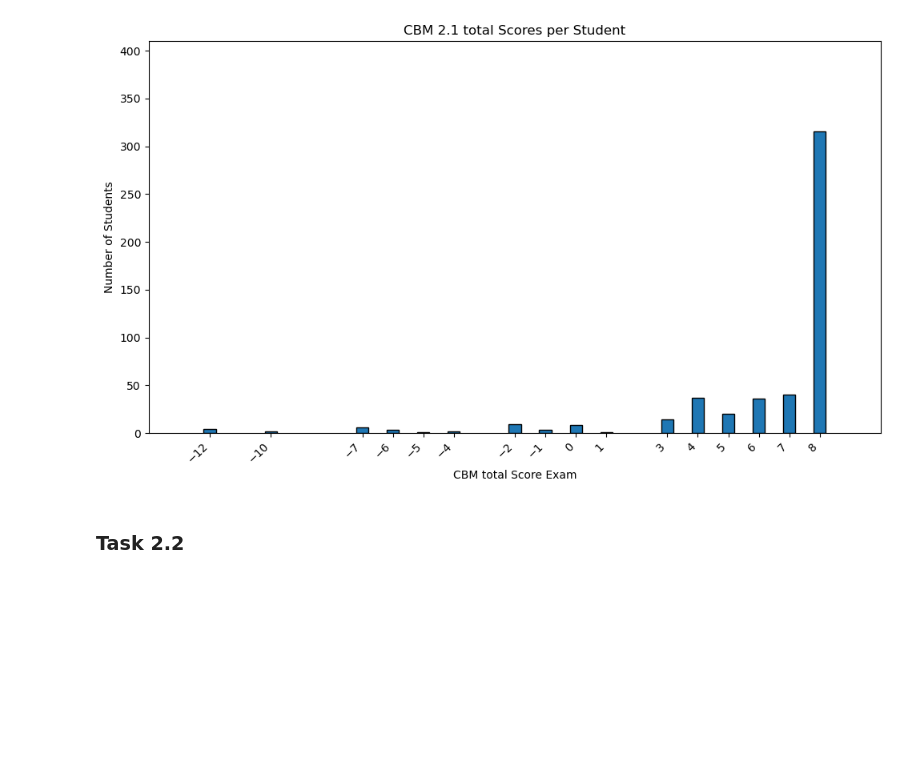
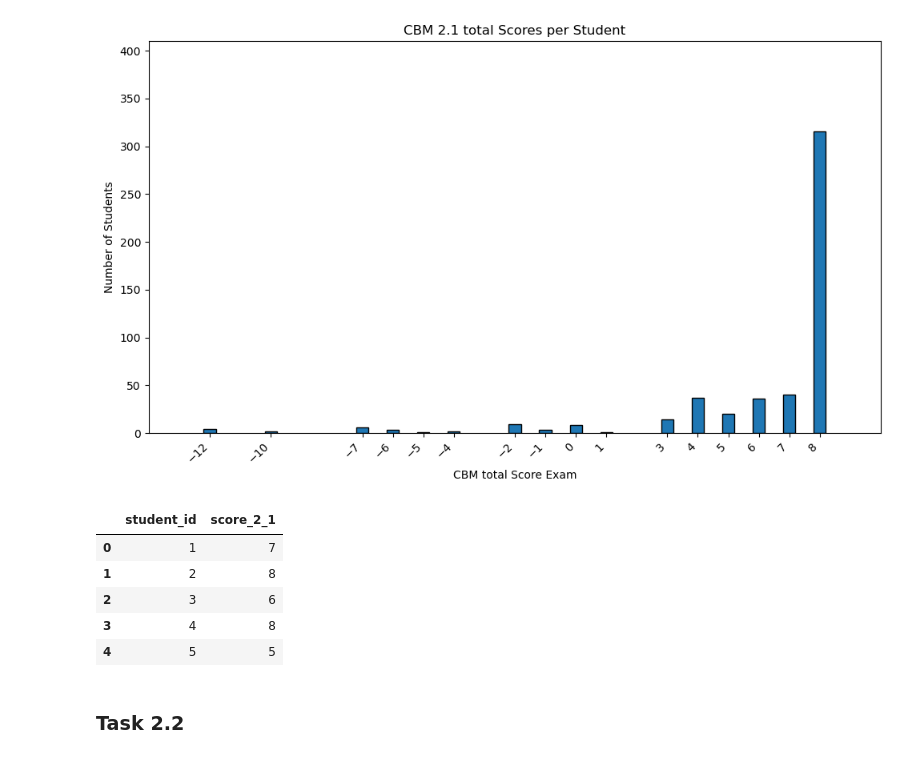
Before and after one commit to juliepe/exam_analysis_H25, a Jupyter notebook: analysis/CBM/2025/Exam/notebooks/5_CBM_score_per_task.ipynb, the cells around one changed output. Cells and saved outputs as stored; diff of their text form; code cells hidden in the pictures; blank space fills up the shorter version.

```diff
--- a/analysis/CBM/2025/Exam/notebooks/5_CBM_score_per_task.ipynb
+++ b/analysis/CBM/2025/Exam/notebooks/5_CBM_score_per_task.ipynb
@@ -53,6 +63,17 @@ plt.show()
 # %% [output]
 Number of unique students: 503
 [figure]
+# %%
+#rename column score to score_2_1
+result2_1 = result2_1.rename(columns={"score": "score_2_1"})
+result2_1.head()
+# %% [output]
+|  | student_id | score_2_1 |
+| 0 | 1 | 7 |
+| 1 | 2 | 8 |
+| 2 | 3 | 6 |
+| 3 | 4 | 8 |
+| 4 | 5 | 5 |
 # %% [markdown]
 ### Task 2.2
 # %%
```
Also changed, not shown: parts of 8 cells of this notebook, 1 other file.
